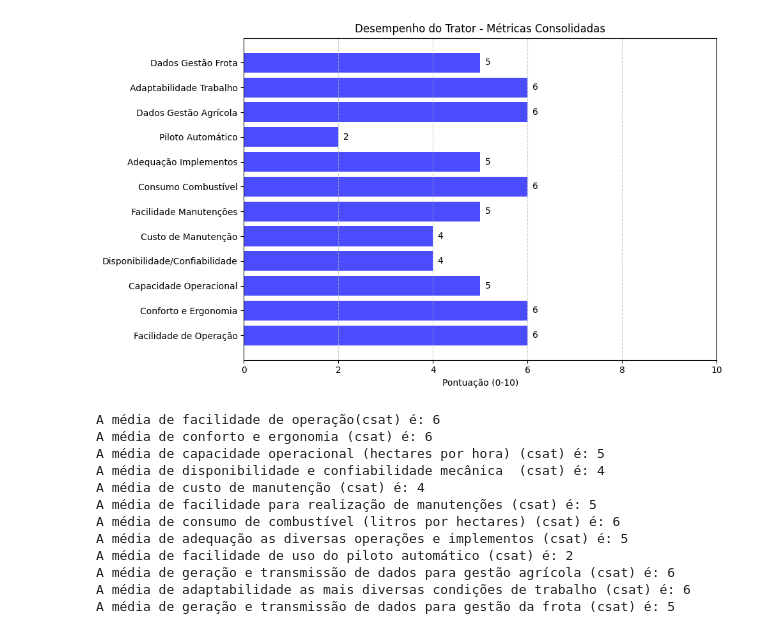
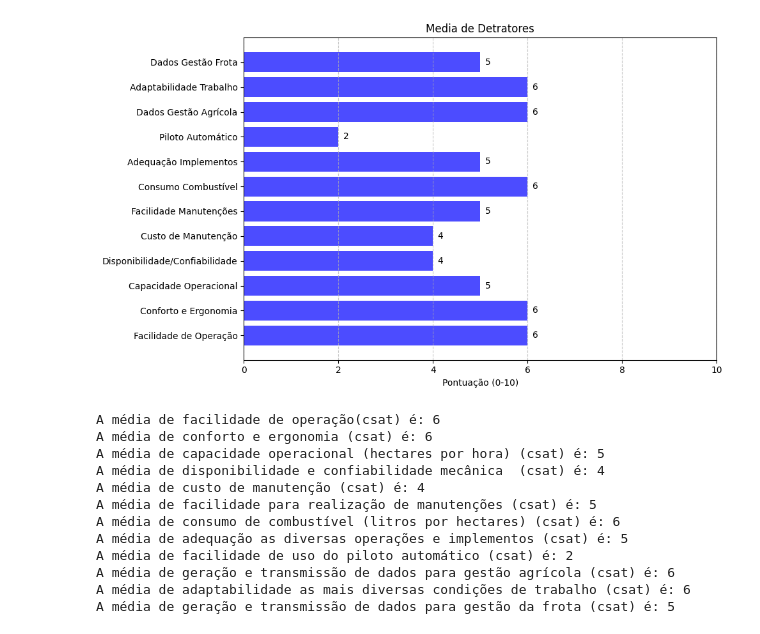
Before and after one commit to PHDeschamps/ProjetoNPS_CNH, a Jupyter notebook: Media_NPS_CNH.ipynb, the cells around one changed output. Cells and saved outputs as stored; diff of their text form; code cells hidden in the pictures.

```diff
--- a/Media_NPS_CNH.ipynb
+++ b/Media_NPS_CNH.ipynb
@@ -160,7 +162,7 @@ def plot_performance_metrics():
     plt.figure(figsize=(10, 6))
     plt.barh(metrics, values, color='blue', alpha=0.7)
     plt.xlabel('Pontuação (0-10)')
-    plt.title('Desempenho do Trator - Métricas Consolidadas')
+    plt.title('Media de Neutros')
     plt.xlim(0, 10)
     plt.tight_layout()
     plt.grid(axis='x', linestyle='--', alpha=0.7)
@@ -300,35 +304,35 @@ def plot_performance_metrics():
         calcular_media(adaptabilidade_trabalho), calcular_media(geracao_transmissao_dados_frota)
     ]
 
     plt.figure(figsize=(10, 6))
     plt.barh(metrics, values, color='blue', alpha=0.7)
     plt.xlabel('Pontuação (0-10)')
-    plt.title('Desempenho do Trator - Métricas Consolidadas')
+    plt.title('Media de Detratores')
     plt.xlim(0, 10)
     plt.tight_layout()
     plt.grid(axis='x', linestyle='--', alpha=0.7)
 
     for i, v in enumerate(values):
         plt.text(v + 0.1, i, str(v), va='center')
 
     plt.show()
 
 plot_performance_metrics()
 
 print(f"A média de facilidade de operação(csat) é: {calcular_media(facilidade_operacao)}")
 print(f"A média de conforto e ergonomia (csat) é: {calcular_media(conforto_ergonomia)}")
 print(f"A média de capacidade operacional (hectares por hora) (csat) é: {calcular_media(capacidade_operacional)}")
 print(f"A média de disponibilidade e confiabilidade mecânica  (csat) é: {calcular_media(disponibilidade_confiabilidade)}")
 print(f"A média de custo de manutenção (csat) é: {calcular_media(custo_manutencao)}")
 print(f"A média de facilidade para realização de manutenções (csat) é: {calcular_media(facilidade_manutencoes)}")
 print(f"A média de consumo de combustível (litros por hectares) (csat) é: {calcular_media(consumo_combustivel)}")
 print(f"A média de adequação as diversas operações e implementos (csat) é: {calcular_media(adequacao_implementos)}")
 print(f"A média de facilidade de uso do piloto automático (csat) é: {calcular_media(facilidade_piloto_automatico)}")
 print(f"A média de geração e transmissão de dados para gestão agrícola (csat) é: {calcular_media(geracao_transmissao_dados_agricola)}")
 print(f"A média de adaptabilidade as mais diversas condições de trabalho (csat) é: {calcular_media(adaptabilidade_trabalho)}")
 print(f"A média de geração e transmissão de dados para gestão da frota (csat) é: {calcular_media(geracao_transmissao_dados_frota)}")
 # %% [output]
-[figure, old version]
+[figure, new version]
 A média de facilidade de operação(csat) é: 6
 A média de conforto e ergonomia (csat) é: 6
 A média de capacidade operacional (hectares por hora) (csat) é: 5
```
Also changed, not shown: parts of 3 cells of this notebook.
